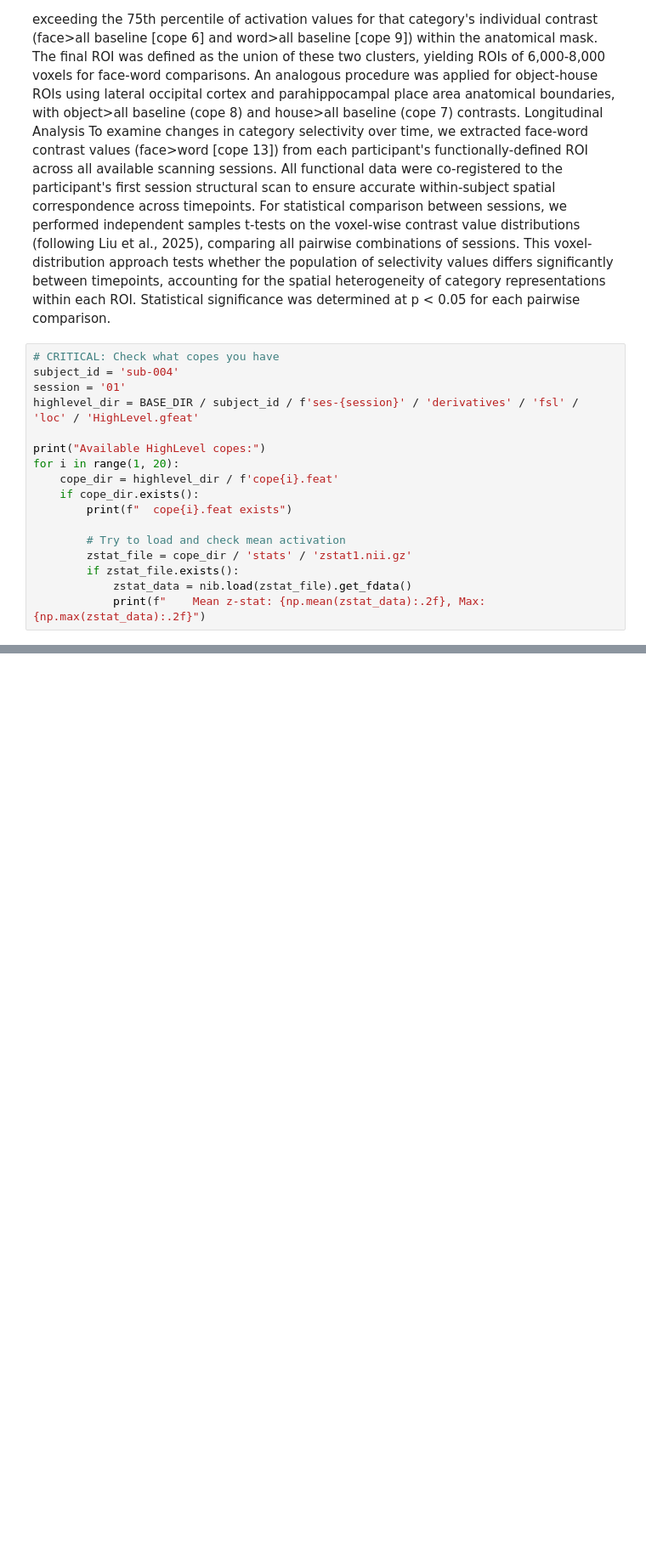
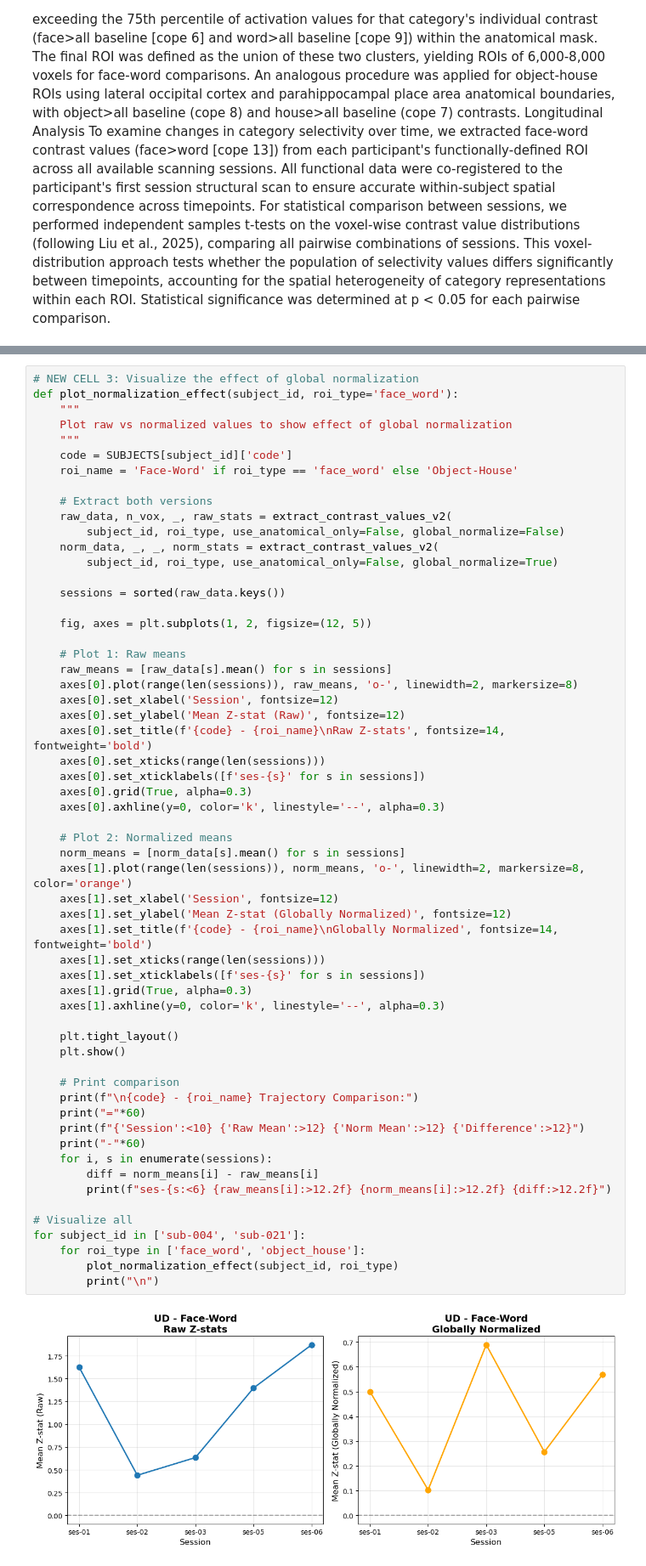
Before and after one commit to cnsimmons/long_pt, a Jupyter notebook: B_analyses/01_create_functional_rois.ipynb, the cells around one changed output, grey strips where cells are left out. Shown at 85% size. Saved outputs shown, nothing was run; the diff lists cells and outputs as text; blank space fills up the shorter version.

```diff
--- a/B_analyses/01_create_functional_rois.ipynb
+++ b/B_analyses/01_create_functional_rois.ipynb
@@ -834,20 +1347,3 @@ Within these anatomical constraints, we employed a dual-cluster functional local
 Longitudinal Analysis
 To examine changes in category selectivity over time, we extracted face-word contrast values (face>word [cope 13]) from each participant's functionally-defined ROI across all available scanning sessions. All functional data were co-registered to the participant's first session structural scan to ensure accurate within-subject spatial correspondence across timepoints.
 For statistical comparison between sessions, we performed independent samples t-tests on the voxel-wise contrast value distributions (following Liu et al., 2025), comparing all pairwise combinations of sessions. This voxel-distribution approach tests whether the population of selectivity values differs significantly between timepoints, accounting for the spatial heterogeneity of category representations within each ROI. Statistical significance was determined at p < 0.05 for each pairwise comparison.
-# %%
-# CRITICAL: Check what copes you have
-subject_id = 'sub-004'
-session = '01'
-highlevel_dir = BASE_DIR / subject_id / f'ses-{session}' / 'derivatives' / 'fsl' / 'loc' / 'HighLevel.gfeat'
-
-print("Available HighLevel copes:")
-for i in range(1, 20):
-    cope_dir = highlevel_dir / f'cope{i}.feat'
-    if cope_dir.exists():
-        print(f"  cope{i}.feat exists")
-
-        # Try to load and check mean activation
-        zstat_file = cope_dir / 'stats' / 'zstat1.nii.gz'
-        if zstat_file.exists():
-            zstat_data = nib.load(zstat_file).get_fdata()
-            print(f"    Mean z-stat: {np.mean(zstat_data):.2f}, Max: {np.max(zstat_data):.2f}")
@@ -871,0 +1524,60 @@ Available HighLevel copes:
+# %%
+# NEW CELL 3: Visualize the effect of global normalization
+def plot_normalization_effect(subject_id, roi_type='face_word'):
+    """
+    Plot raw vs normalized values to show effect of global normalization
+    """
+    code = SUBJECTS[subject_id]['code']
+    roi_name = 'Face-Word' if roi_type == 'face_word' else 'Object-House'
+
+    # Extract both versions
+    raw_data, n_vox, _, raw_stats = extract_contrast_values_v2(
+        subject_id, roi_type, use_anatomical_only=False, global_normalize=False)
+    norm_data, _, _, norm_stats = extract_contrast_values_v2(
+        subject_id, roi_type, use_anatomical_only=False, global_normalize=True)
+
+    sessions = sorted(raw_data.keys())
+
+    fig, axes = plt.subplots(1, 2, figsize=(12, 5))
+
+    # Plot 1: Raw means
+    raw_means = [raw_data[s].mean() for s in sessions]
+    axes[0].plot(range(len(sessions)), raw_means, 'o-', linewidth=2, markersize=8)
+    axes[0].set_xlabel('Session', fontsize=12)
+    axes[0].set_ylabel('Mean Z-stat (Raw)', fontsize=12)
+    axes[0].set_title(f'{code} - {roi_name}\nRaw Z-stats', fontsize=14, fontweight='bold')
+    axes[0].set_xticks(range(len(sessions)))
+    axes[0].set_xticklabels([f'ses-{s}' for s in sessions])
+    axes[0].grid(True, alpha=0.3)
+    axes[0].axhline(y=0, color='k', linestyle='--', alpha=0.3)
+
+    # Plot 2: Normalized means
+    norm_means = [norm_data[s].mean() for s in sessions]
+    axes[1].plot(range(len(sessions)), norm_means, 'o-', linewidth=2, markersize=8, color='orange')
+    axes[1].set_xlabel('Session', fontsize=12)
+    axes[1].set_ylabel('Mean Z-stat (Globally Normalized)', fontsize=12)
+    axes[1].set_title(f'{code} - {roi_name}\nGlobally Normalized', fontsize=14, fontweight='bold')
+    axes[1].set_xticks(range(len(sessions)))
+    axes[1].set_xticklabels([f'ses-{s}' for s in sessions])
+    axes[1].grid(True, alpha=0.3)
+    axes[1].axhline(y=0, color='k', linestyle='--', alpha=0.3)
+
+    plt.tight_layout()
+    plt.show()
+
+    # Print comparison
+    print(f"\n{code} - {roi_name} Trajectory Comparison:")
+    print("="*60)
+    print(f"{'Session':<10} {'Raw Mean':>12} {'Norm Mean':>12} {'Difference':>12}")
+    print("-"*60)
+    for i, s in enumerate(sessions):
+        diff = norm_means[i] - raw_means[i]
+        print(f"ses-{s:<6} {raw_means[i]:>12.2f} {norm_means[i]:>12.2f} {diff:>12.2f}")
+
+# Visualize all
+for subject_id in ['sub-004', 'sub-021']:
+    for roi_type in ['face_word', 'object_house']:
+        plot_normalization_effect(subject_id, roi_type)
+        print("\n")
+# %% [output]
+[figure, added]
```
Also changed, not shown: parts of 24 cells of this notebook, 1 other file.
